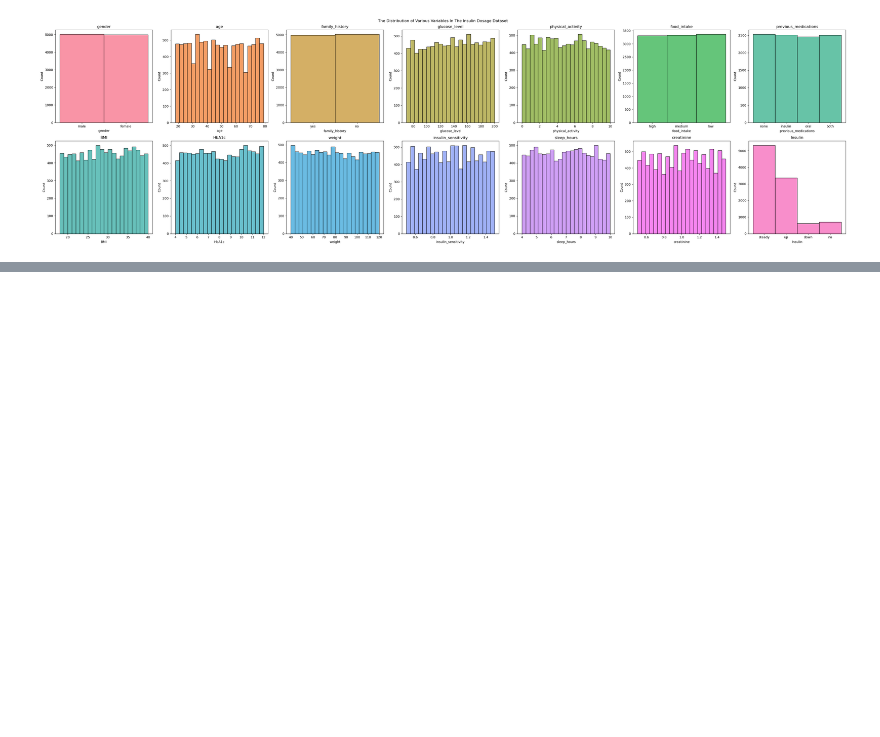
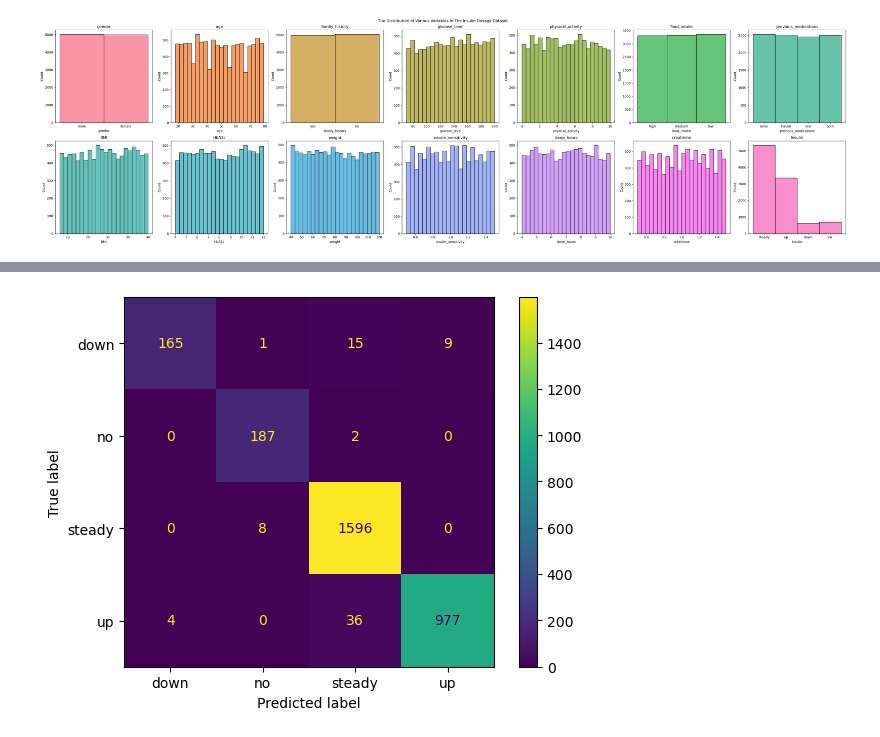
Before and after one commit to ivan-gan-ez/insulin-dosage-predictor, a Jupyter notebook: insulin_dosage.ipynb, the cells around one changed output, grey strips where cells are left out. Saved outputs shown, nothing was run; the diff lists cells and outputs as text; code cells hidden in the pictures; blank space fills up the shorter version.

```diff
--- a/insulin_dosage.ipynb
+++ b/insulin_dosage.ipynb
@@ -83,0 +179,7 @@ plt.show()
+# %%
+from sklearn.metrics import accuracy_score, classification_report, ConfusionMatrixDisplay
+
+best_rf = grid_search.best_estimator_
+test_acc = best_rf.score(x_test, y_test)
+y_pred = best_rf.predict(x_test)
+accuracy_score(y_test, y_pred)
@@ -83,0 +201,6 @@ plt.show()
+# %%
+ConfusionMatrixDisplay.from_predictions(y_test, y_pred)
+plt.grid(False)
+plt.show()
+# %% [output]
+[figure, added]
```
Also changed, not shown: parts of 9 cells of this notebook.
